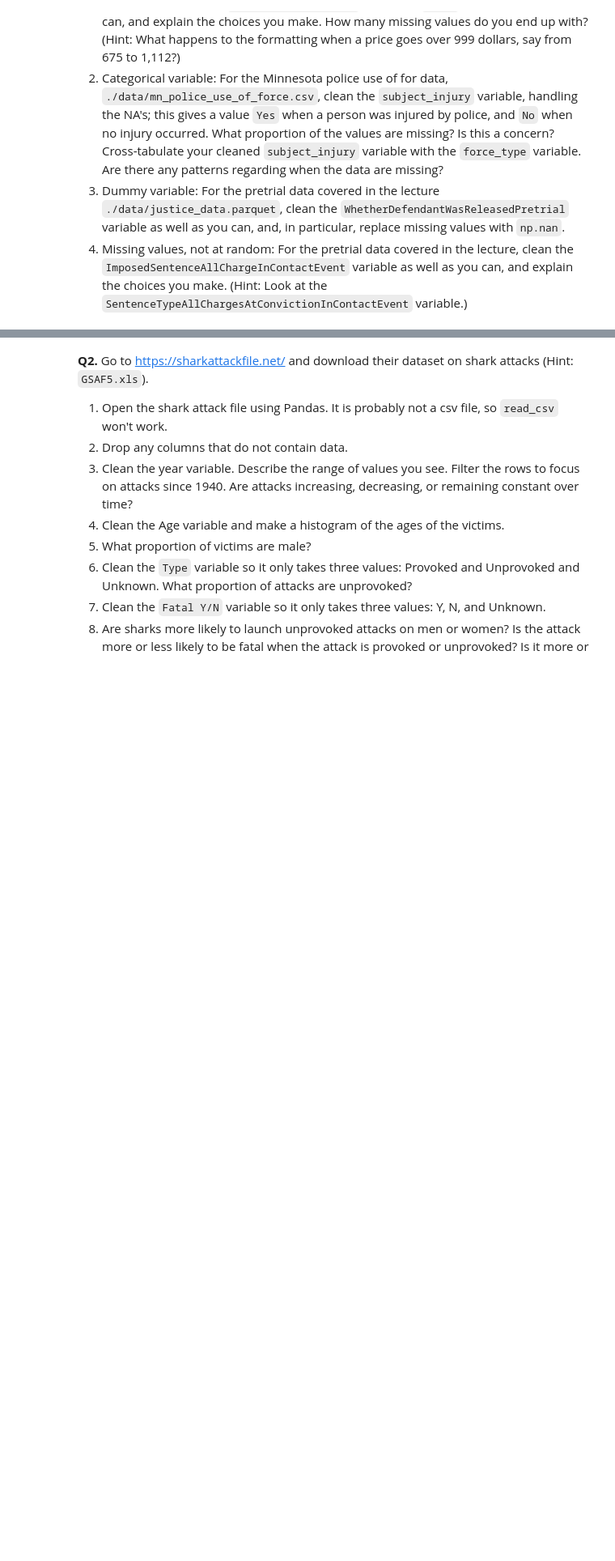
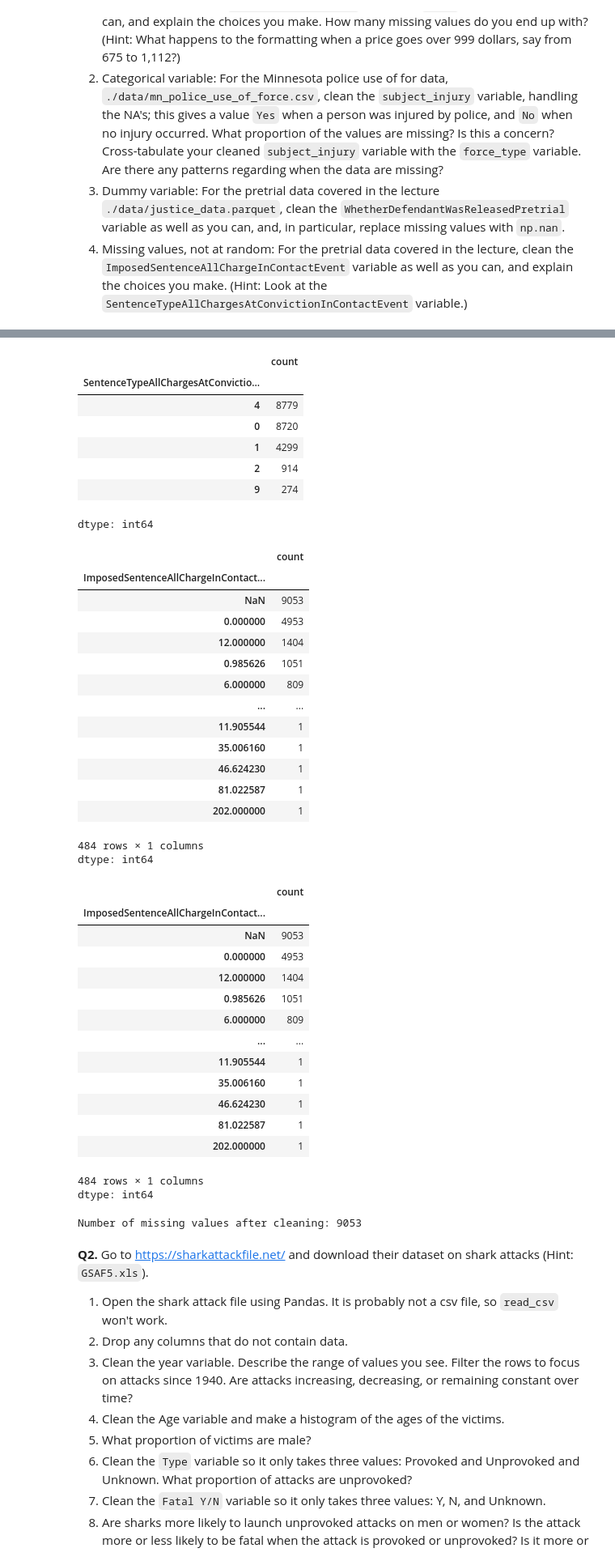
Before and after one commit to henry5250/wrangling_assignment, a Jupyter notebook: assignment.ipynb, the cells around one changed output, grey strips where cells are left out. Shown: that part at 81% size. Drawn from its saved outputs; the diff is of its cells as text; code cells hidden in the pictures; blank space fills up the shorter version.

```diff
--- a/assignment.ipynb
+++ b/assignment.ipynb
@@ -103,3 +111,71 @@ print(f"\nNumber of missing values after cleaning: {missing_imposed_sentence}")
+# %%
+#Q1.4
+#Cleaning the ImposedSentenceAllChargeInContactEvent column
+
+#Just to see what they look like
+display(justice_df['SentenceTypeAllChargesAtConvictionInContactEvent'].value_counts(dropna=False))
+display(justice_df['ImposedSentenceAllChargeInContactEvent'].value_counts(dropna=False))
+
+#Identifying rows with no sentence (so like dismissed and acquitted would have no imposed sentence since there WAS no sentence)
+no_sentence_conditions = [
+    justice_df['SentenceTypeAllChargesAtConvictionInContactEvent'].isna(),
+    justice_df['SentenceTypeAllChargesAtConvictionInContactEvent'].isin(['Dismissed', 'Acquitted', 'No Sentence Imposed'])]
+
+#Combining the conditions with concat
+no_sentence_1 = pd.concat(no_sentence_conditions, axis=1).any(axis=1)
+
+#Filling missing sentence values with 0
+justice_df.loc[no_sentence_1, 'ImposedSentenceAllChargeInContactEvent'] = justice_df.loc[no_sentence_1, 'ImposedSentenceAllChargeInContactEvent'].fillna(0)
+
+#Replacing remaining missing values with np.nan
+justice_df['ImposedSentenceAllChargeInContactEvent'] = pd.to_numeric(justice_df['ImposedSentenceAllChargeInContactEvent'], errors='coerce')
+
+#Displaying value counts and missing values
+#From this I am guessing that the number is about the amount of time given out at sentencing maybe!
+display(justice_df['ImposedSentenceAllChargeInContactEvent'].value_counts(dropna=False))
+
+missing_imposed_sentence = justice_df['ImposedSentenceAllChargeInContactEvent'].isnull().sum()
+print(f"\nNumber of missing values after cleaning: {missing_imposed_sentence}")
+# %% [output]
+|  | count |
+| SentenceTypeAllChargesAtConvictio... |  |
+| 4 | 8779 |
+| 0 | 8720 |
+| 1 | 4299 |
+| 2 | 914 |
+| 9 | 274 |
+dtype: int64
+|  | count |
+| ImposedSentenceAllChargeInContact... |  |
+| NaN | 9053 |
+| 0.000000 | 4953 |
+| 12.000000 | 1404 |
+| 0.985626 | 1051 |
+| 6.000000 | 809 |
+| ... | ... |
+| 11.905544 | 1 |
+| 35.006160 | 1 |
+| 46.624230 | 1 |
+| 81.022587 | 1 |
+| 202.000000 | 1 |
+484 rows × 1 columns
+dtype: int64
+|  | count |
+| ImposedSentenceAllChargeInContact... |  |
+| NaN | 9053 |
+| 0.000000 | 4953 |
+| 12.000000 | 1404 |
+| 0.985626 | 1051 |
+| 6.000000 | 809 |
+| ... | ... |
+| 11.905544 | 1 |
+| 35.006160 | 1 |
+| 46.624230 | 1 |
+| 81.022587 | 1 |
+| 202.000000 | 1 |
+484 rows × 1 columns
+dtype: int64
+Number of missing values after cleaning: 9053
 # %% [markdown]
 **Q2.** Go to https://sharkattackfile.net/ and download their dataset on shark attacks (Hint: `GSAF5.xls`).
 
```
Also changed, not shown: parts of 11 cells of this notebook.
